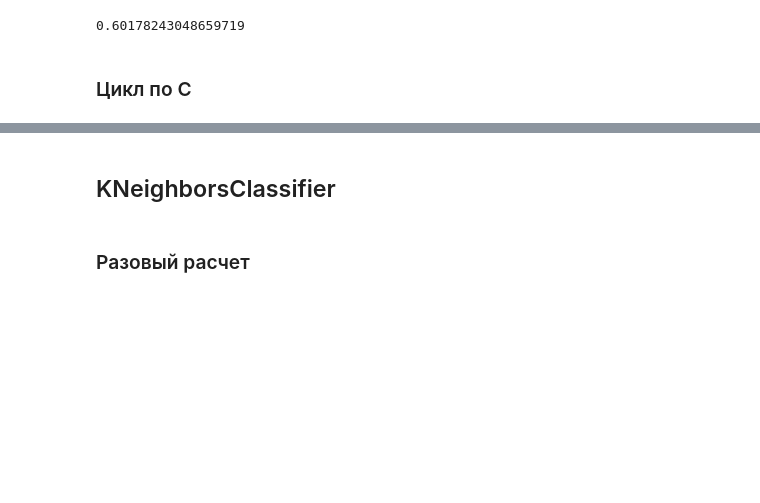
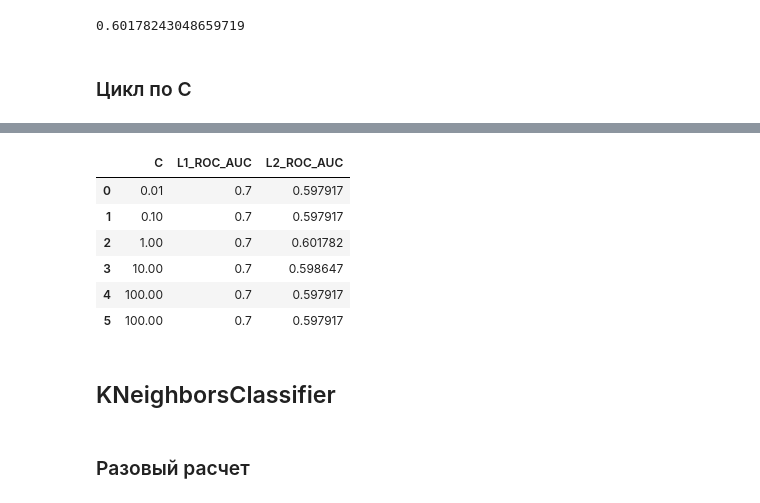
Before and after one commit to IvanLagun/sfml, a Jupyter notebook: hw_03/03_santander.ipynb, the cells around one changed output, grey strips where cells are left out. Cells and saved outputs as stored; diff of their text form; code cells hidden in the pictures; blank space fills up the shorter version.

```diff
--- a/hw_03/03_santander.ipynb
+++ b/hw_03/03_santander.ipynb
@@ -155,2 +164,12 @@ df_lr_c.plot(x='C', y= ['L1_ROC_AUC', 'L2_ROC_AUC'])
+# %%
+df_lr_c
+# %% [output]
+|  | C | L1_ROC_AUC | L2_ROC_AUC |
+| 0 | 0.01 | 0.7 | 0.597917 |
+| 1 | 0.10 | 0.7 | 0.597917 |
+| 2 | 1.00 | 0.7 | 0.601782 |
+| 3 | 10.00 | 0.7 | 0.598647 |
+| 4 | 100.00 | 0.7 | 0.597917 |
+| 5 | 100.00 | 0.7 | 0.597917 |
 # %% [markdown]
 ## KNeighborsClassifier
```
Also changed, not shown: parts of 11 cells of this notebook.
